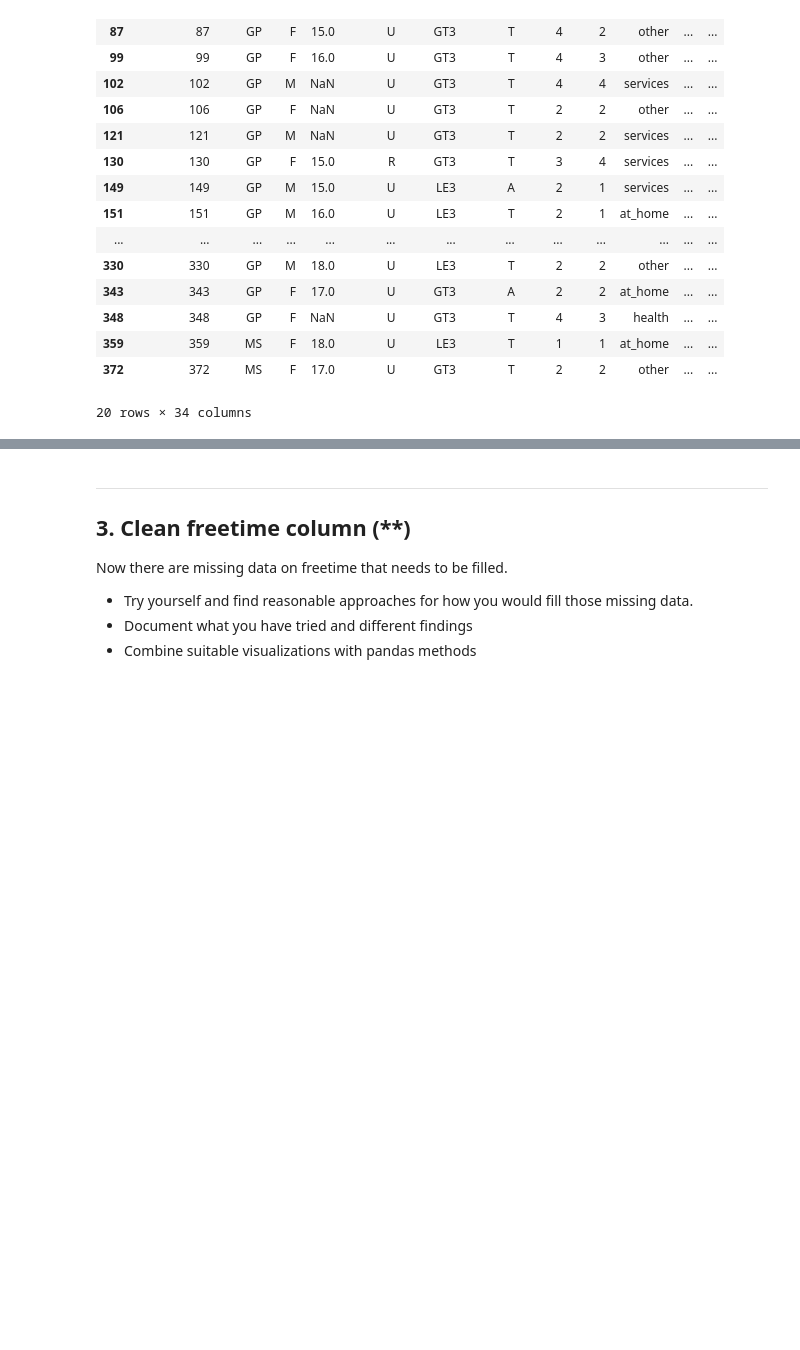
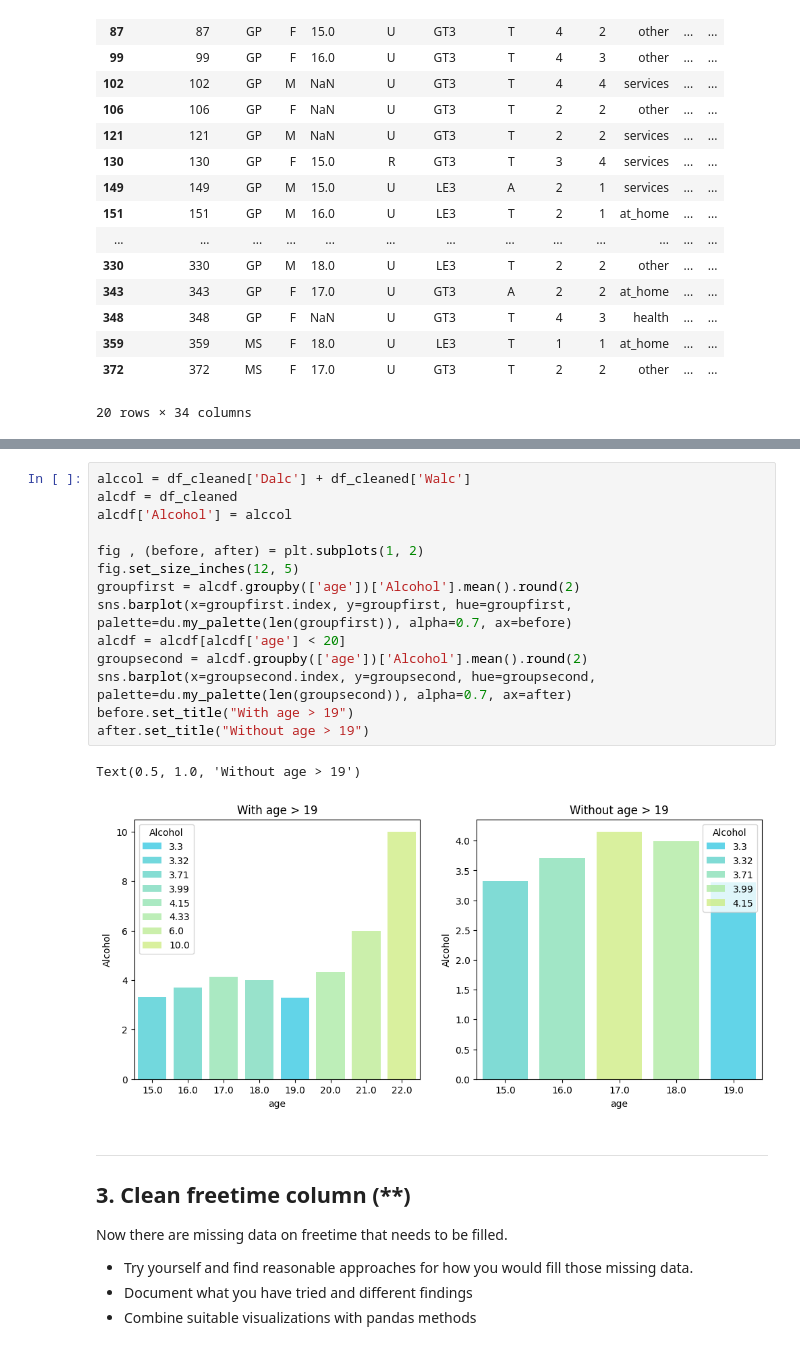
Before and after one commit to zoneme99/AI24-Databehandling-JC, a Jupyter notebook: Exercises/E01_missing_aggregation.ipynb, the cells around one changed output, grey strips where cells are left out. Drawn from its saved outputs; the diff is of its cells as text; blank space fills up the shorter version.

```diff
--- a/Exercises/E01_missing_aggregation.ipynb
+++ b/Exercises/E01_missing_aggregation.ipynb
@@ -319,3 +347,20 @@ sns.histplot(data=df_cleaned, x="age", hue="age", palette=pal, alpha=alpha)
+# %%
+alccol = df_cleaned['Dalc'] + df_cleaned['Walc']
+alcdf = df_cleaned
+alcdf['Alcohol'] = alccol
+
+fig , (before, after) = plt.subplots(1, 2)
+fig.set_size_inches(12, 5)
+groupfirst = alcdf.groupby(['age'])['Alcohol'].mean().round(2)
+sns.barplot(x=groupfirst.index, y=groupfirst, hue=groupfirst, palette=du.my_palette(len(groupfirst)), alpha=0.7, ax=before)
+alcdf = alcdf[alcdf['age'] < 20]
+groupsecond = alcdf.groupby(['age'])['Alcohol'].mean().round(2)
+sns.barplot(x=groupsecond.index, y=groupsecond, hue=groupsecond, palette=du.my_palette(len(groupsecond)), alpha=0.7, ax=after)
+before.set_title("With age > 19")
+after.set_title("Without age > 19")
+# %% [output]
+Text(0.5, 1.0, 'Without age > 19')
+[figure, added]
 # %% [markdown]
 ---
 ## 3. Clean freetime column (**)
```
Also changed, not shown: parts of 4 cells of this notebook, 2 other files.
